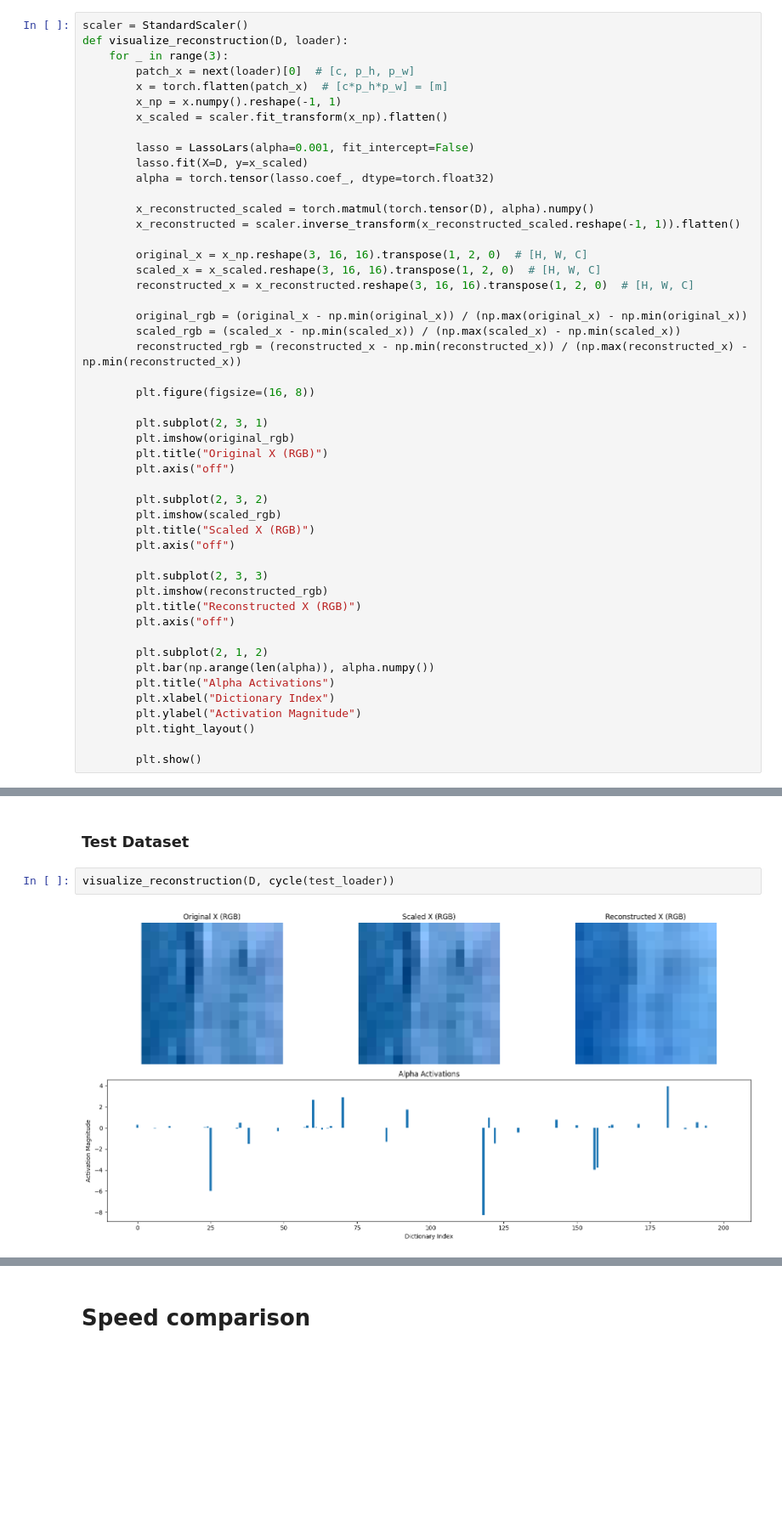
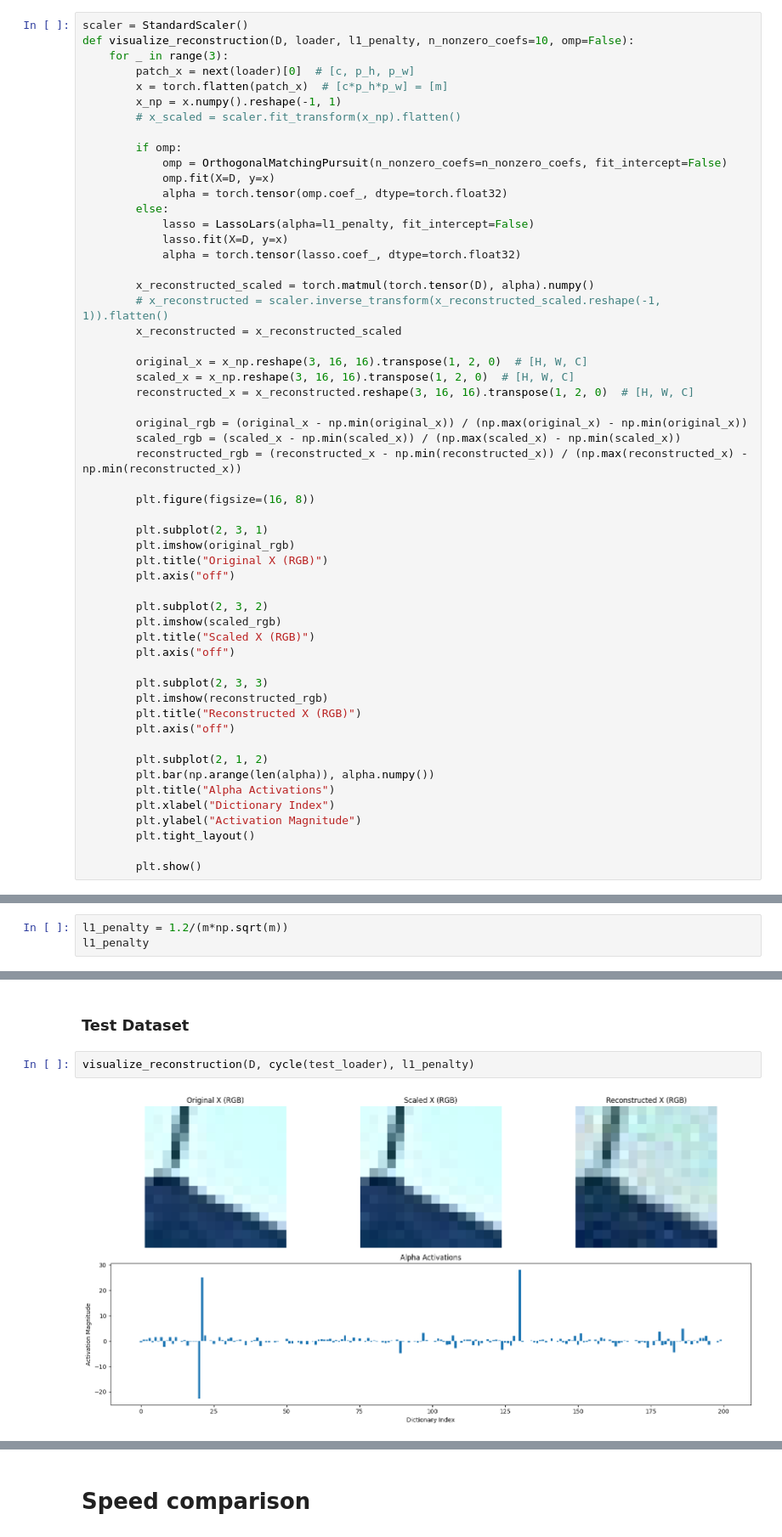
Before and after one commit to IAntoineV/Dictionary-Learning, a Jupyter notebook: src/experiments/berkeley.ipynb, the cells around one changed output, grey strips where cells are left out. Shown at 85% size. Cells and saved outputs as stored; diff of their text form; blank space fills up the shorter version.

Commit message:
refactor + new data loader for images patches

```diff
--- a/src/experiments/berkeley.ipynb
+++ b/src/experiments/berkeley.ipynb
@@ -55,22 +57,28 @@ D = batched_algo1(infinite_x_loader, m=m, k=200, lbd=1.2/np.sqrt(m), tmax=int(1e
 ## Util
 # %%
 scaler = StandardScaler()
-def visualize_reconstruction(D, loader):
+def visualize_reconstruction(D, loader, l1_penalty, n_nonzero_coefs=10, omp=False):
     for _ in range(3):
         patch_x = next(loader)[0]  # [c, p_h, p_w]
         x = torch.flatten(patch_x)  # [c*p_h*p_w] = [m]
         x_np = x.numpy().reshape(-1, 1)
-        x_scaled = scaler.fit_transform(x_np).flatten()
+        # x_scaled = scaler.fit_transform(x_np).flatten()
 
-        lasso = LassoLars(alpha=0.001, fit_intercept=False)
-        lasso.fit(X=D, y=x_scaled)
-        alpha = torch.tensor(lasso.coef_, dtype=torch.float32)
+        if omp:
+            omp = OrthogonalMatchingPursuit(n_nonzero_coefs=n_nonzero_coefs, fit_intercept=False)
+            omp.fit(X=D, y=x)
+            alpha = torch.tensor(omp.coef_, dtype=torch.float32)
+        else:
+            lasso = LassoLars(alpha=l1_penalty, fit_intercept=False)
+            lasso.fit(X=D, y=x)
+            alpha = torch.tensor(lasso.coef_, dtype=torch.float32)
 
         x_reconstructed_scaled = torch.matmul(torch.tensor(D), alpha).numpy()
-        x_reconstructed = scaler.inverse_transform(x_reconstructed_scaled.reshape(-1, 1)).flatten()
+        # x_reconstructed = scaler.inverse_transform(x_reconstructed_scaled.reshape(-1, 1)).flatten()
+        x_reconstructed = x_reconstructed_scaled
 
         original_x = x_np.reshape(3, 16, 16).transpose(1, 2, 0)  # [H, W, C]
-        scaled_x = x_scaled.reshape(3, 16, 16).transpose(1, 2, 0)  # [H, W, C]
+        scaled_x = x_np.reshape(3, 16, 16).transpose(1, 2, 0)  # [H, W, C]
         reconstructed_x = x_reconstructed.reshape(3, 16, 16).transpose(1, 2, 0)  # [H, W, C]
 
         original_rgb = (original_x - np.min(original_x)) / (np.max(original_x) - np.min(original_x))
@@ -106,3 +114,6 @@ def visualize_reconstruction(D, loader):
 ## Reconstruction
 # %% [markdown]
 ### Train Dataset
+# %%
+l1_penalty = 1.2/(m*np.sqrt(m))
+l1_penalty
@@ -115,6 +128,6 @@ visualize_reconstruction(D, cycle(train_loader))
 # %% [markdown]
 ### Test Dataset
 # %%
-visualize_reconstruction(D, cycle(test_loader))
+visualize_reconstruction(D, cycle(test_loader), l1_penalty)
 # %% [output]
-[figure, old version]
+[figure, new version]
```
Also changed, not shown: parts of 12 cells of this notebook, 11 other files.
